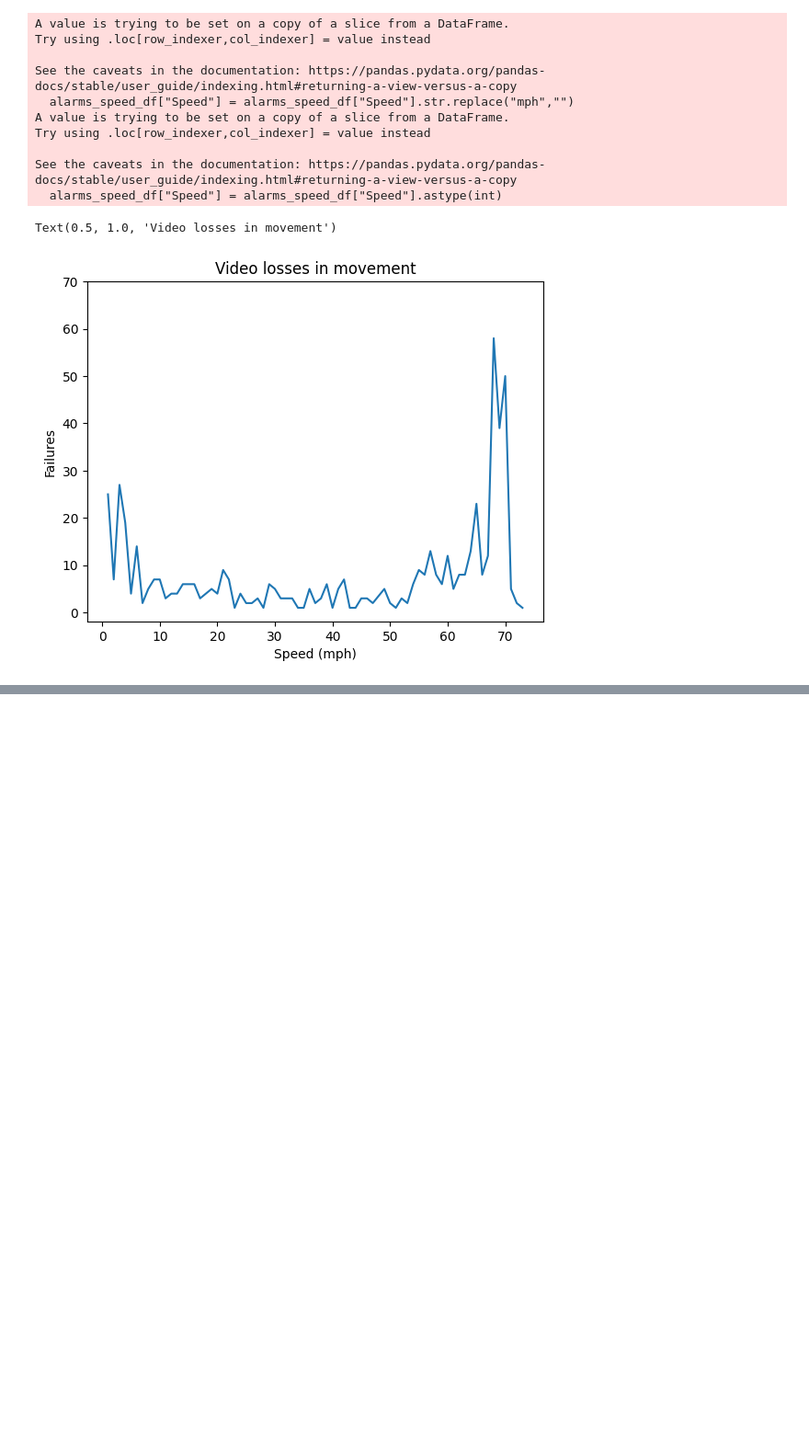
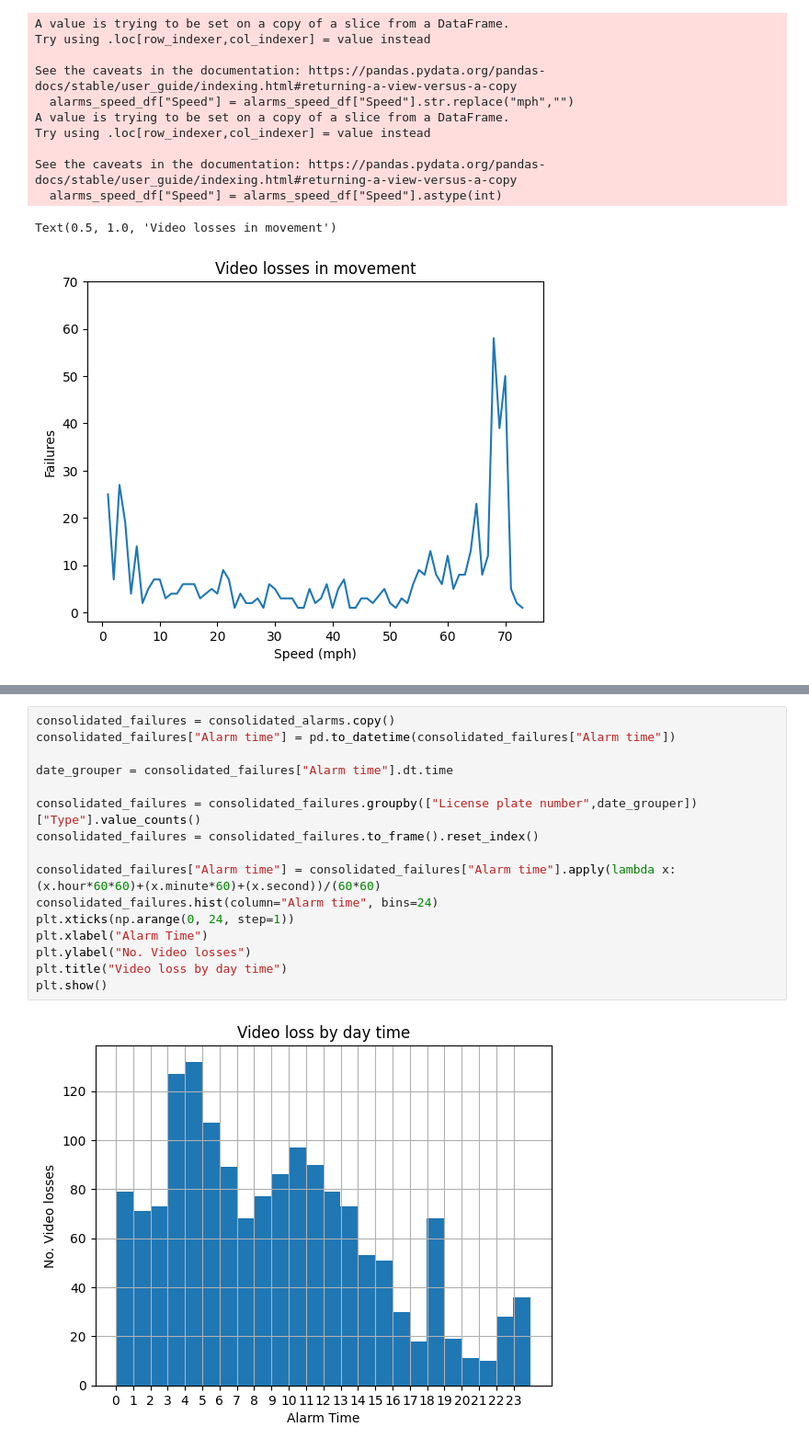
Before and after one commit to apolo-marton/video-loss-analysis, a Jupyter notebook: alarm_analysis.ipynb, the cells around one changed output, grey strips where cells are left out. Shown at 92% size. Saved outputs shown, nothing was run; the diff lists cells and outputs as text; blank space fills up the shorter version.

Commit message:
Added plot by daytime

```diff
--- a/alarm_analysis.ipynb
+++ b/alarm_analysis.ipynb
@@ -404,2 +418,20 @@ consolidated_devices.to_excel(filename)
 # %% [output]
 'consolidated_alarms_2024-01-01_to_2024-03-31.xlsx'
+# %%
+consolidated_failures = consolidated_alarms.copy()
+consolidated_failures["Alarm time"] = pd.to_datetime(consolidated_failures["Alarm time"])
+
+date_grouper = consolidated_failures["Alarm time"].dt.time
+
+consolidated_failures = consolidated_failures.groupby(["License plate number",date_grouper])["Type"].value_counts()
+consolidated_failures = consolidated_failures.to_frame().reset_index()
+
+consolidated_failures["Alarm time"] = consolidated_failures["Alarm time"].apply(lambda x: (x.hour*60*60)+(x.minute*60)+(x.second))/(60*60)
+consolidated_failures.hist(column="Alarm time", bins=24)
+plt.xticks(np.arange(0, 24, step=1))
+plt.xlabel("Alarm Time")
+plt.ylabel("No. Video losses")
+plt.title("Video loss by day time")
+plt.show()
+# %% [output]
+[figure, added]
```
Also changed, not shown: parts of 3 cells of this notebook.
